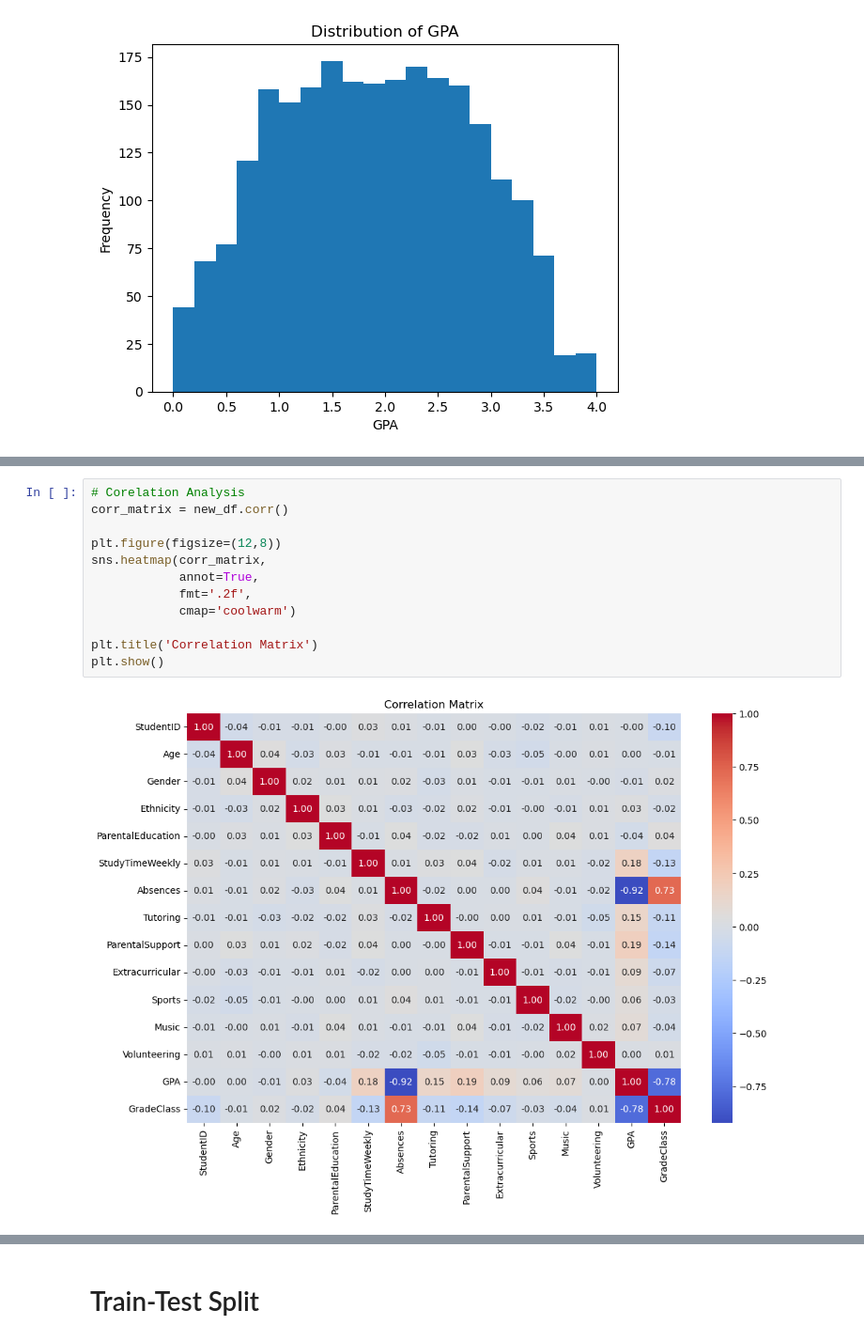
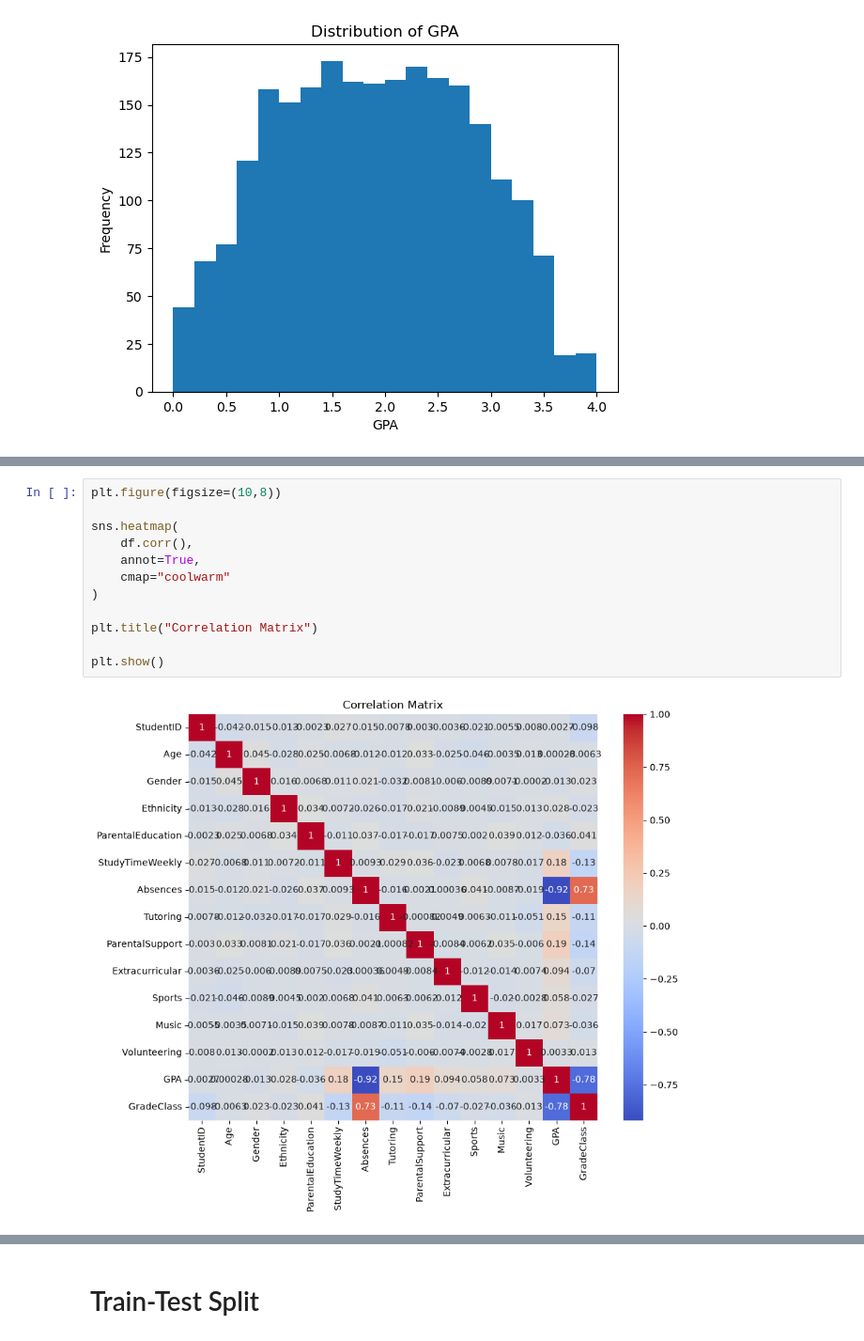
Before and after one commit to SahitSigdel/Student-Performance-Prediction, a Jupyter notebook: Notebook/GradeClass_Prediction.ipynb, the cells around one changed output, grey strips where cells are left out. Shown at 94% size. Drawn from its saved outputs; the diff is of its cells as text.

```diff
--- a/Notebook/GradeClass_Prediction.ipynb
+++ b/Notebook/GradeClass_Prediction.ipynb
@@ -222,14 +232,14 @@ plt.show()
 # %%
-# Corelation Analysis
-corr_matrix = new_df.corr()
+plt.figure(figsize=(10,8))
 
-plt.figure(figsize=(12,8))
-sns.heatmap(corr_matrix,
-            annot=True,
-            fmt='.2f',
-            cmap='coolwarm')
+sns.heatmap(
+    df.corr(),
+    annot=True,
+    cmap="coolwarm"
+)
 
-plt.title('Correlation Matrix')
+plt.title("Correlation Matrix")
+
 plt.show()
 # %% [output]
-[figure, old version]
+[figure, new version]
```
Also changed, not shown: parts of 39 cells of this notebook.
